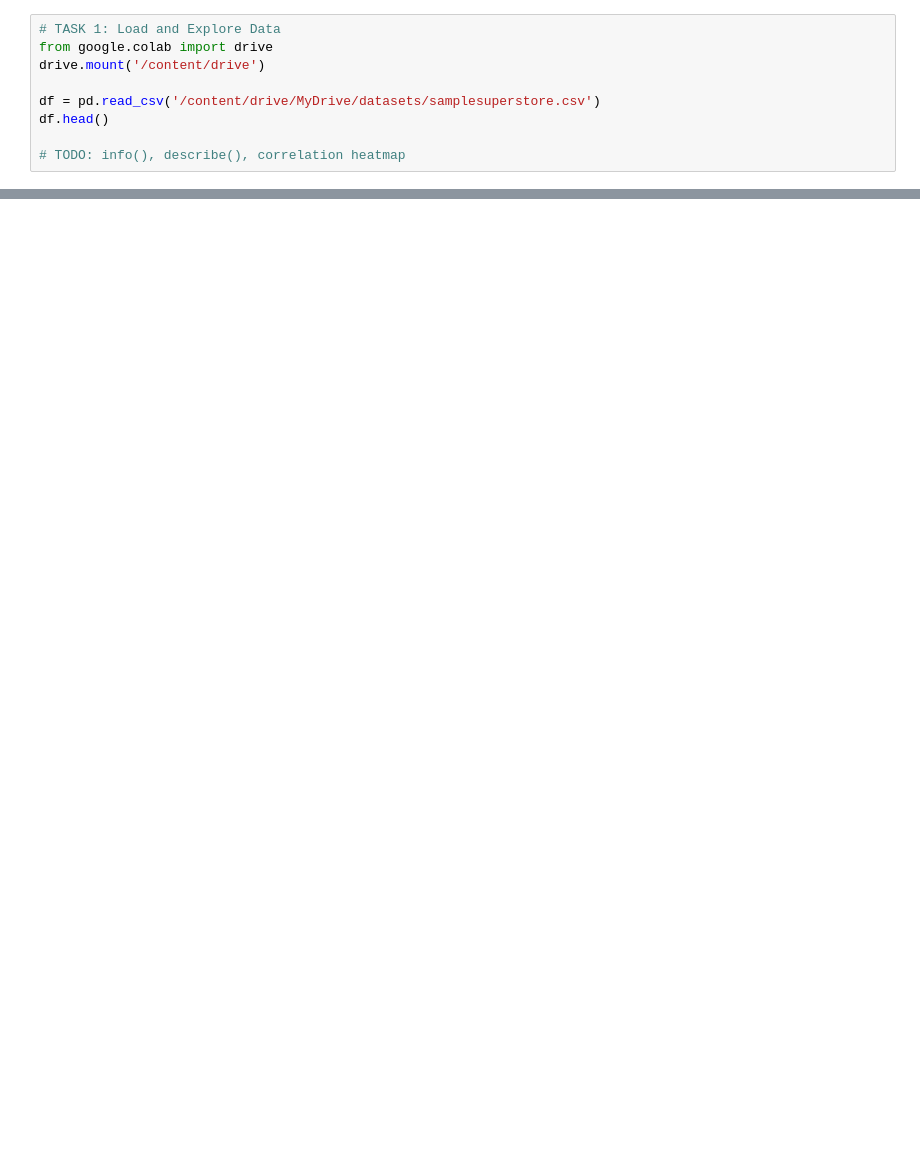
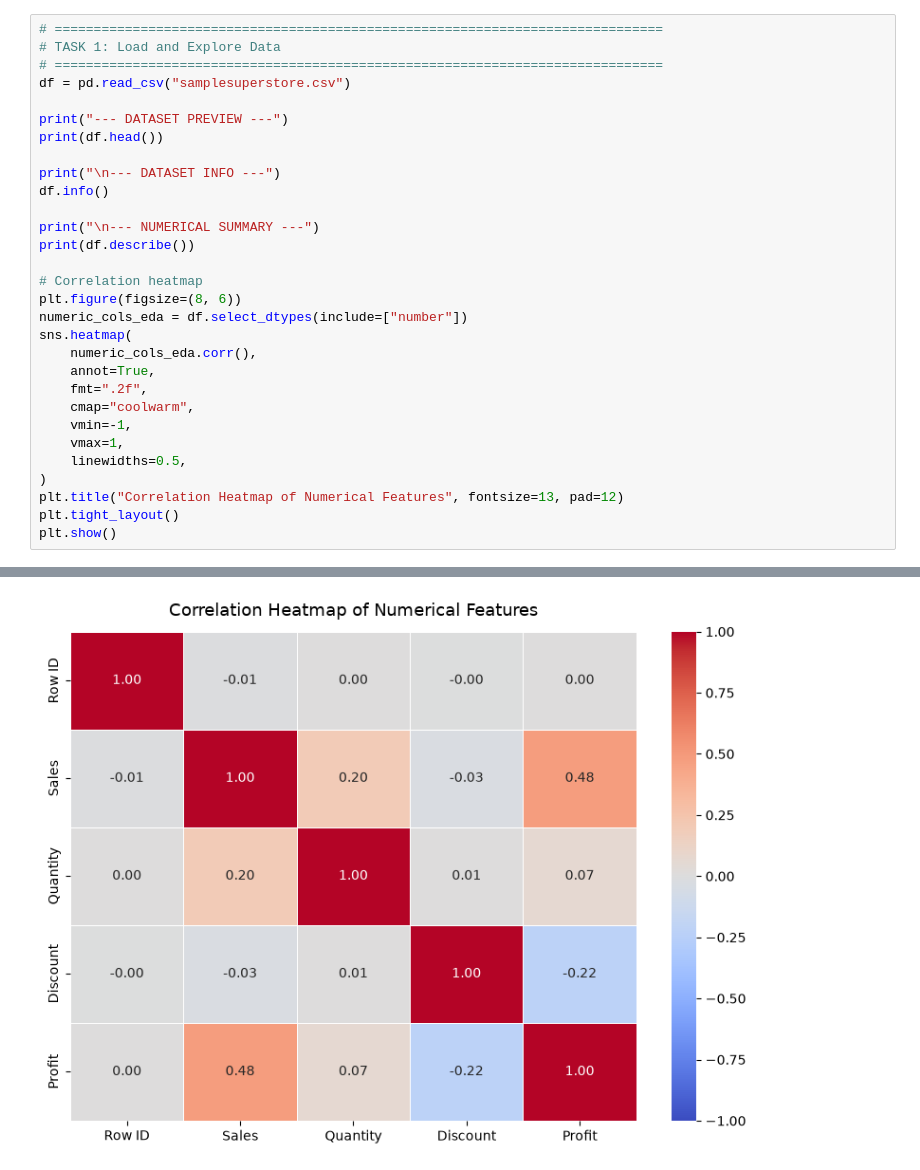
Before and after one commit to ob1Kenoobi/skillmorph-assignment8, a Jupyter notebook: assignment08.ipynb, the cells around one changed output, grey strips where cells are left out. Drawn from its saved outputs; the diff is of its cells as text; blank space fills up the shorter version.

```diff
--- a/assignment08.ipynb
+++ b/assignment08.ipynb
@@ -1,9 +25,31 @@
 # %%
+# ==============================================================================
 # TASK 1: Load and Explore Data
-from google.colab import drive
-drive.mount('/content/drive')
+# ==============================================================================
+df = pd.read_csv("samplesuperstore.csv")
 
-df = pd.read_csv('/content/drive/MyDrive/datasets/samplesuperstore.csv')
-df.head()
+print("--- DATASET PREVIEW ---")
+print(df.head())
 
-# TODO: info(), describe(), correlation heatmap
+print("\n--- DATASET INFO ---")
+df.info()
+
+print("\n--- NUMERICAL SUMMARY ---")
+print(df.describe())
+
+# Correlation heatmap
+plt.figure(figsize=(8, 6))
+numeric_cols_eda = df.select_dtypes(include=["number"])
+sns.heatmap(
+    numeric_cols_eda.corr(),
+    annot=True,
+    fmt=".2f",
+    cmap="coolwarm",
+    vmin=-1,
+    vmax=1,
+    linewidths=0.5,
+)
+plt.title("Correlation Heatmap of Numerical Features", fontsize=13, pad=12)
+plt.tight_layout()
+plt.show()
+# %% [output]
@@ -10 +73,2 @@ df.head()
+[figure, added]
 # %%
```
Also changed, not shown: parts of 8 cells of this notebook.
